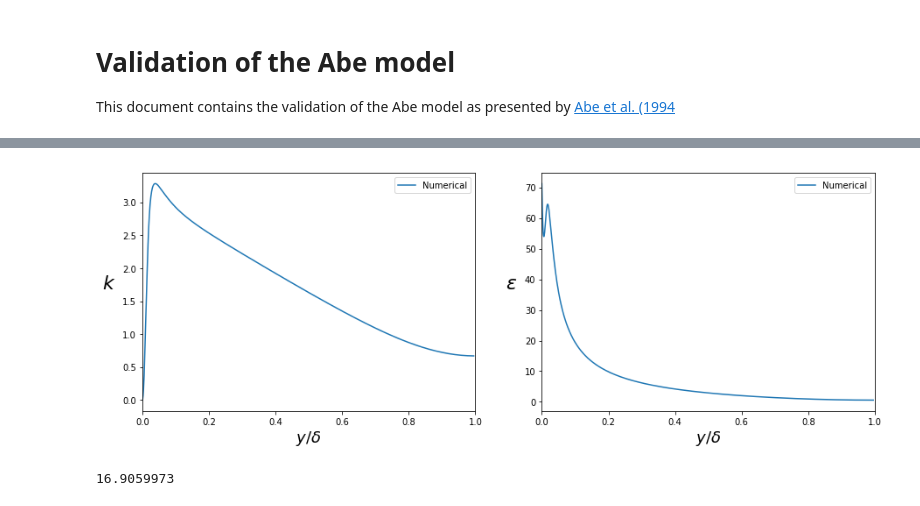
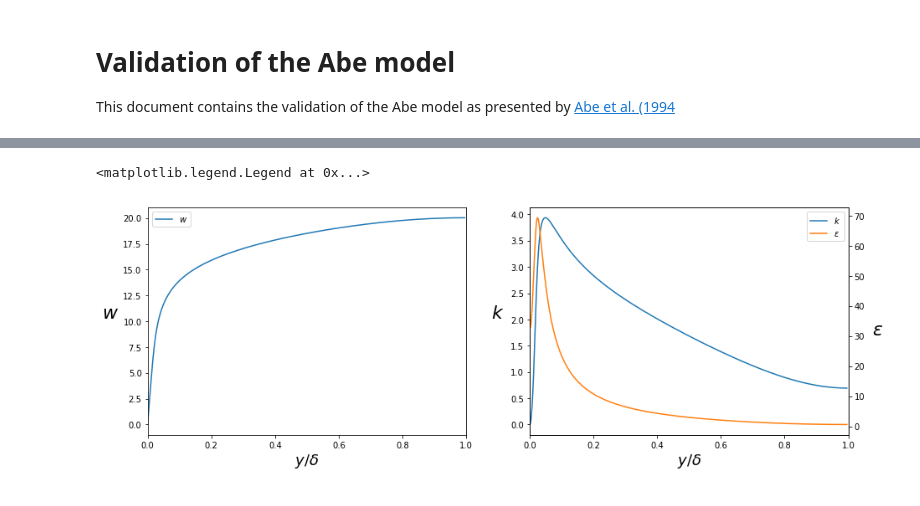
Before and after one commit to Fluid-Dynamics-Of-Energy-Systems-Team/RANS_pipe, a Jupyter notebook: notebooks/validation_Abe(1993).ipynb, the cells around one changed output, grey strips where cells are left out. Drawn from its saved outputs; the diff is of its cells as text; code cells hidden in the pictures.

```diff
--- a/notebooks/validation_Abe(1993).ipynb
+++ b/notebooks/validation_Abe(1993).ipynb
@@ -37,16 +39,26 @@ ax2.set_xbound(0,1)
 # %%
+colors = ['#1f77b4', '#ff7f0e', '#2ca02c', '#d62728',
+              '#9467bd', '#8c564b', '#e377c2', '#7f7f7f',
+              '#bcbd22', '#17becf']
 fig, (ax1, ax2) = plt.subplots(1,2, figsize=(15,5))
-df_num.plot('y_', 'k',ax=ax1, label='Numerical')
-df_num.plot('y_', 'eps',ax=ax2, label='Numerical')
+ax3 = ax2.twinx()
+df_num.plot('y_','w',ax=ax1, label=r'$w$')
+df_num.plot('y_','k',ax=ax2, label=r'$k$',color=colors[0])
+df_num.plot('y_','eps',ax=ax3, label=r'$\epsilon$', color=colors[1])
 ax1.set_xlabel(r"$y/\delta$", fontsize=18)
-ax1.set_ylabel(r"$k$", rotation=0, fontsize=22, labelpad=15)
+ax1.set_ylabel(r"$w$", rotation=0, fontsize=22, labelpad=15)
 ax1.set_xbound(0,1)
+ax1.set_xlabel(r"$y/\delta$", fontsize=18)
 ax2.set_xlabel(r"$y/\delta$", fontsize=18)
-ax2.set_ylabel(r"$\epsilon$", rotation=0, fontsize=22, labelpad=15)
+ax2.set_ylabel(r"$k$", rotation=0, fontsize=22, labelpad=15)
+ax3.set_ylabel(r"$\epsilon$", rotation=0, fontsize=22, labelpad=15)
 ax2.set_xbound(0,1)
+
+lines, labels = ax2.get_legend_handles_labels()
+lines2, labels2 = ax3.get_legend_handles_labels()
+ax3.get_legend().remove()
+ax2.legend(lines + lines2, labels + labels2, loc=0)
+# ax2.legend(lines2, labels2, loc=0)
 # %% [output]
+<matplotlib.legend.Legend at 0x...>
-[figure, old version]
+[figure, new version]
-# %%
-df_num['w'].max()
-# %% [output]
-16.9059973
```
Also changed, not shown: parts of 2 cells of this notebook, 13 other files.
